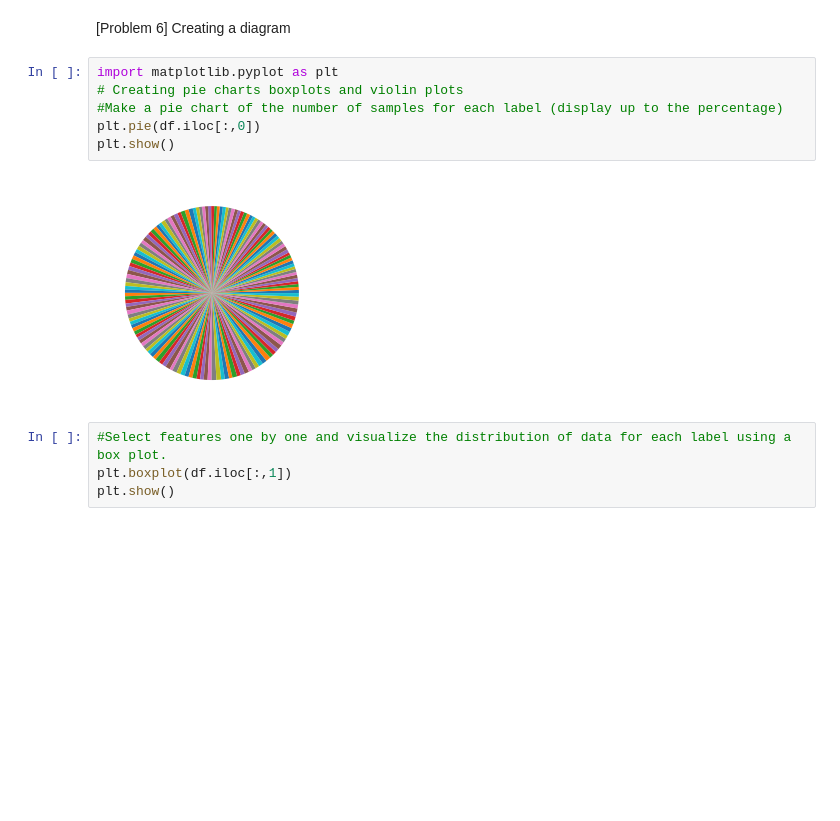
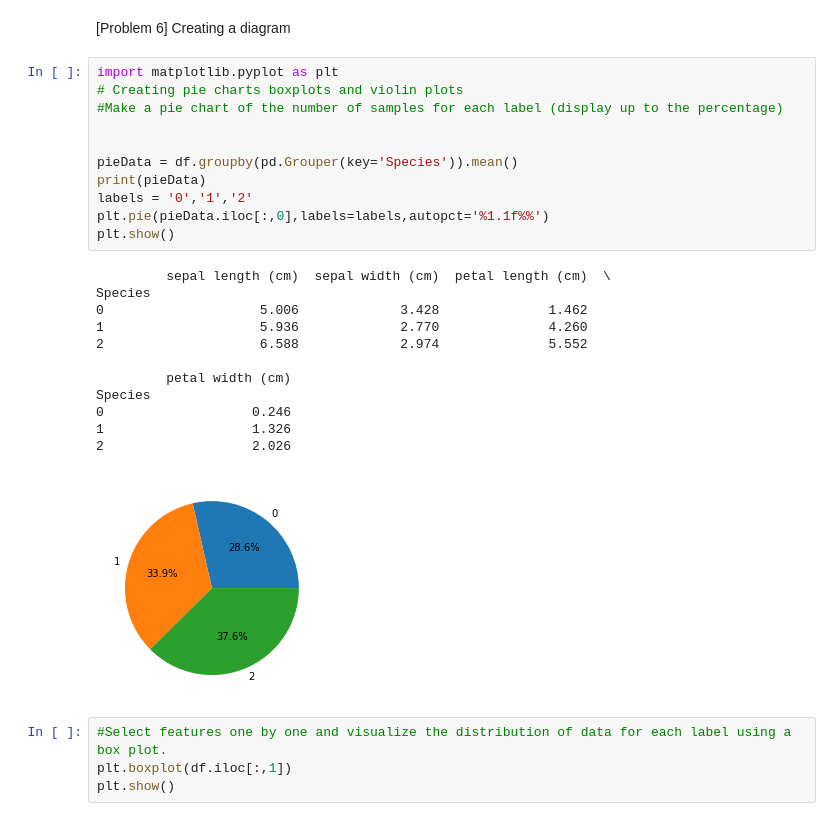
Before and after one commit to maralerdene/DIVER, a Jupyter notebook: Iris_Data_Analysis.ipynb, the cells around one changed output. Drawn from its saved outputs; the diff is of its cells as text; blank space fills up the shorter version.

```diff
--- a/Iris_Data_Analysis.ipynb
+++ b/Iris_Data_Analysis.ipynb
@@ -127,11 +127,27 @@ Name: petal width (cm), Length: 150, dtype: bool
 # %%
 import matplotlib.pyplot as plt
 # Creating pie charts boxplots and violin plots
 #Make a pie chart of the number of samples for each label (display up to the percentage)
-plt.pie(df.iloc[:,0])
+
+
+pieData = df.groupby(pd.Grouper(key='Species')).mean()
+print(pieData)
+labels = '0','1','2'
+plt.pie(pieData.iloc[:,0],labels=labels,autopct='%1.1f%%')
 plt.show()
 # %% [output]
+         sepal length (cm)  sepal width (cm)  petal length (cm)  \
+Species
+0                    5.006             3.428              1.462
+1                    5.936             2.770              4.260
+2                    6.588             2.974              5.552
+
+         petal width (cm)
+Species
+0                   0.246
+1                   1.326
+2                   2.026
-[figure, old version]
+[figure, new version]
 # %%
 #Select features one by one and visualize the distribution of data for each label using a box plot.
 plt.boxplot(df.iloc[:,1])
```
